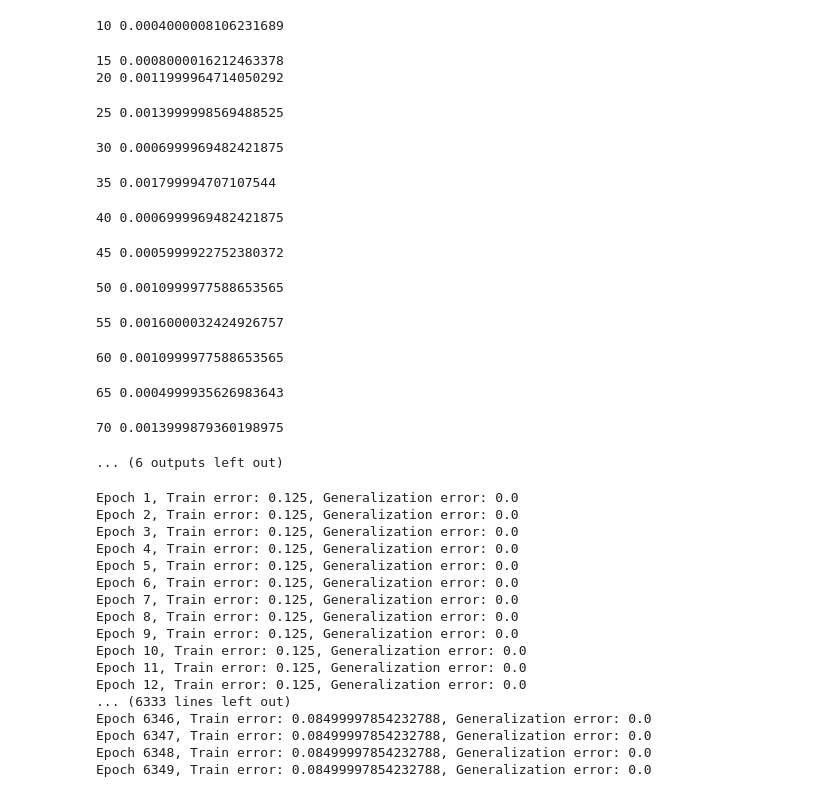
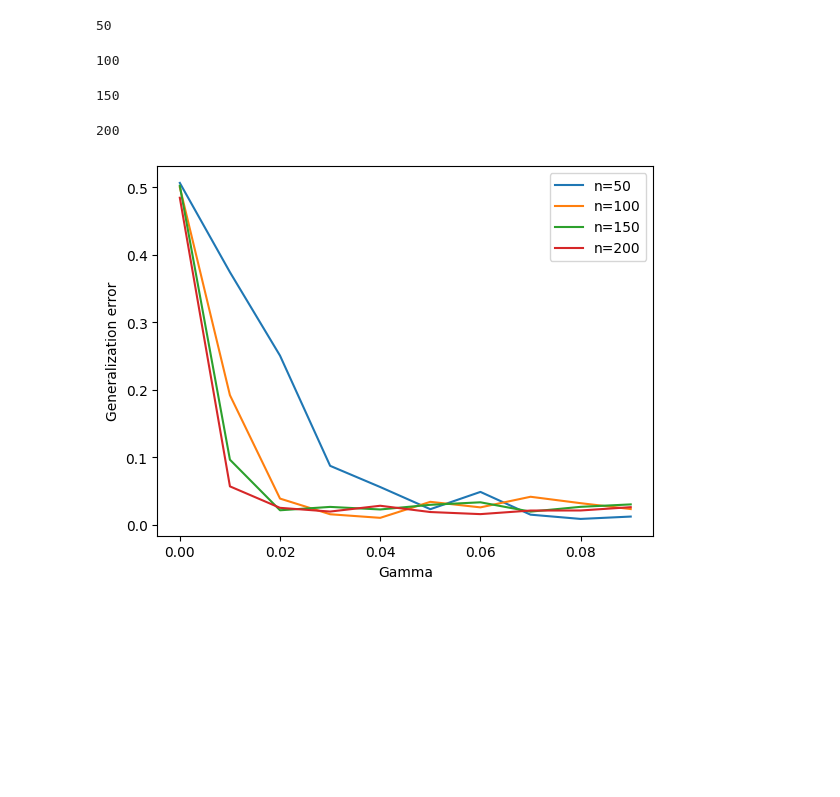
Before and after one commit to kedar2/benign_overfitting, a Jupyter notebook: experiments.ipynb, the cells around one changed output. Cells and saved outputs as stored; diff of their text form; code cells hidden in the pictures; blank space fills up the shorter version.

```diff
--- a/experiments.ipynb
+++ b/experiments.ipynb
@@ -84,54 +52,29 @@ KeyboardInterrupt:
 # %%
-generalization_error_values = []
-n_range = np.arange(5, 105, 5)
+# Plot generalization error as a function of gamma
+n = 50
+d = 100
+gamma_range = np.arange(0.0, 0.1, 0.01)
 
-for n in tqdm(n_range):
+
+for n in [50, 100, 150, 200]:
+    print(n)
     d = 2 * n
-    gamma = 4 / (n)
-    total_generalization_error = 0
-    for i in range(10):
-        _, generalization_error_sample = train_till_convergence(d, n, m, corruption_rate, gamma, verbosity=-1)
-        total_generalization_error += generalization_error_sample
-    generalization_error = total_generalization_error / 10
-    generalization_error_values.append(generalization_error)
-    print(n, generalization_error)
-plt.plot(n_range, generalization_error_values)
-plt.xlabel("n")
+    generalization_error_values = []
+    for gamma in tqdm(gamma_range):
+        total_generalization_error = 0
+        for i in range(10):
+            _, generalization_error_sample = train_till_convergence(d, n, m, corruption_rate, gamma, verbosity=-1)
+            total_generalization_error += generalization_error_sample
+        generalization_error = total_generalization_error / 10
+        generalization_error_values.append(generalization_error)
+    plt.plot(gamma_range, generalization_error_values, label=f"n={n}")
+plt.xlabel("Gamma")
 plt.ylabel("Generalization error")
+plt.legend()
 plt.show()
 # %% [output]
-10 0.0004000008106231689
+50
-15 0.0008000016212463378
-20 0.0011999964714050292
+100
-25 0.0013999998569488525
+150
-30 0.0006999969482421875
+200
-35 0.001799994707107544
-40 0.0006999969482421875
-45 0.0005999922752380372
-50 0.0010999977588653565
-55 0.0016000032424926757
-60 0.0010999977588653565
-65 0.0004999935626983643
-70 0.0013999879360198975
-... (6 outputs left out)
+[figure, added]
-# %%
-for i in range(1):
-    print(train_till_convergence(d, n, m, corruption_rate, gamma, verbosity=-1))
-# %% [output]
-Epoch 1, Train error: 0.125, Generalization error: 0.0
-Epoch 2, Train error: 0.125, Generalization error: 0.0
-Epoch 3, Train error: 0.125, Generalization error: 0.0
-Epoch 4, Train error: 0.125, Generalization error: 0.0
-Epoch 5, Train error: 0.125, Generalization error: 0.0
-Epoch 6, Train error: 0.125, Generalization error: 0.0
-Epoch 7, Train error: 0.125, Generalization error: 0.0
-Epoch 8, Train error: 0.125, Generalization error: 0.0
-Epoch 9, Train error: 0.125, Generalization error: 0.0
-Epoch 10, Train error: 0.125, Generalization error: 0.0
-Epoch 11, Train error: 0.125, Generalization error: 0.0
-Epoch 12, Train error: 0.125, Generalization error: 0.0
-... (6333 lines left out)
-Epoch 6346, Train error: 0.08499997854232788, Generalization error: 0.0
-Epoch 6347, Train error: 0.08499997854232788, Generalization error: 0.0
-Epoch 6348, Train error: 0.08499997854232788, Generalization error: 0.0
-Epoch 6349, Train error: 0.08499997854232788, Generalization error: 0.0
```
Also changed, not shown: parts of 4 cells of this notebook, 8 other files.
